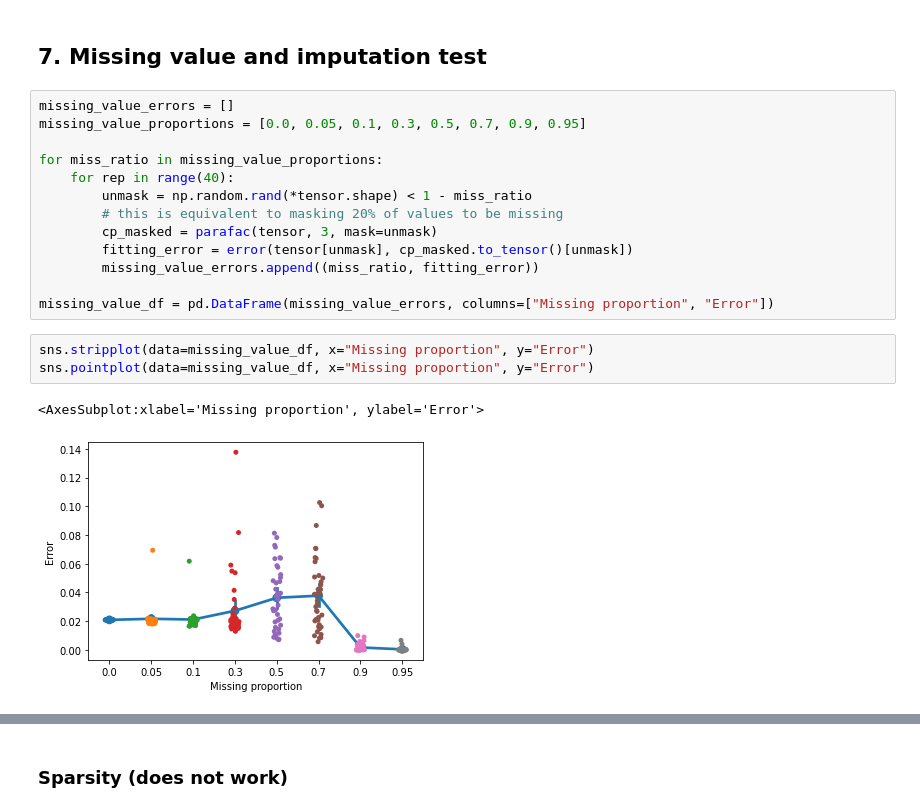
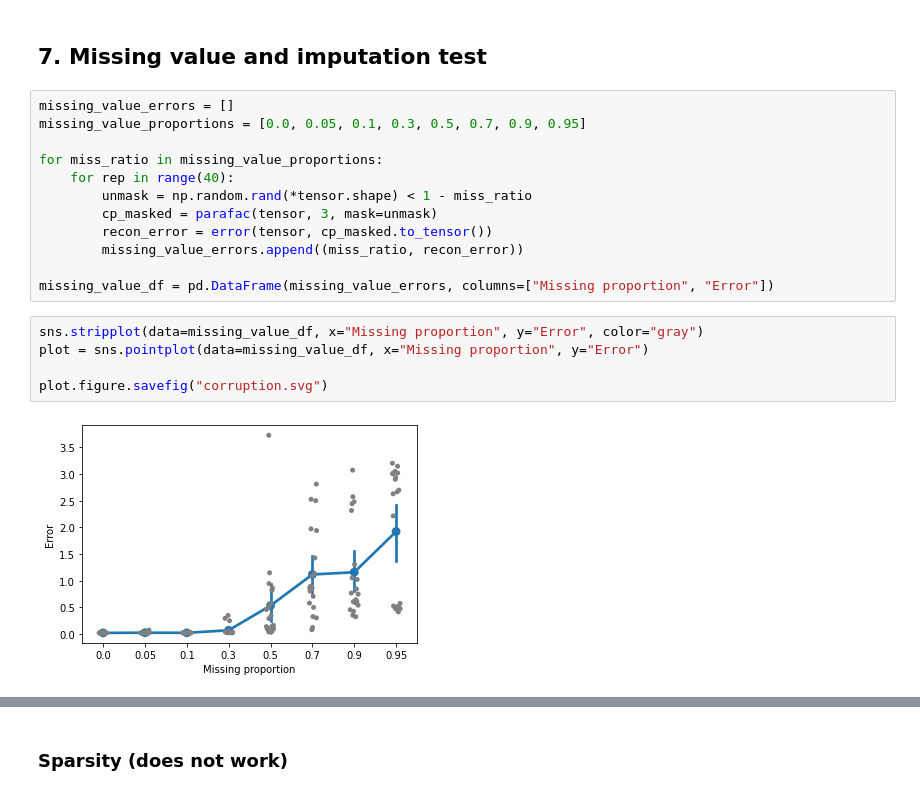
Before and after one commit to meyer-lab/tensor_review, a Jupyter notebook: The structure is the message - preserving experimental context through tensor decomposition.ipynb, the cells around one changed output, grey strips where cells are left out. Drawn from its saved outputs; the diff is of its cells as text.

```diff
--- a/The structure is the message - preserving experimental context through tensor decomposition.ipynb
+++ b/The structure is the message - preserving experimental context through tensor decomposition.ipynb
@@ -367,17 +366,17 @@ missing_value_proportions = [0.0, 0.05, 0.1, 0.3, 0.5, 0.7, 0.9, 0.95]
 for miss_ratio in missing_value_proportions:
     for rep in range(40):
         unmask = np.random.rand(*tensor.shape) < 1 - miss_ratio
-        # this is equivalent to masking 20% of values to be missing
         cp_masked = parafac(tensor, 3, mask=unmask)
-        fitting_error = error(tensor[unmask], cp_masked.to_tensor()[unmask])
-        missing_value_errors.append((miss_ratio, fitting_error))
+        recon_error = error(tensor, cp_masked.to_tensor())
+        missing_value_errors.append((miss_ratio, recon_error))
 
 missing_value_df = pd.DataFrame(missing_value_errors, columns=["Missing proportion", "Error"])
 # %%
-sns.stripplot(data=missing_value_df, x="Missing proportion", y="Error")
-sns.pointplot(data=missing_value_df, x="Missing proportion", y="Error")
+sns.stripplot(data=missing_value_df, x="Missing proportion", y="Error", color="gray")
+plot = sns.pointplot(data=missing_value_df, x="Missing proportion", y="Error")
+
+plot.figure.savefig("corruption.svg")
 # %% [output]
-<AxesSubplot:xlabel='Missing proportion', ylabel='Error'>
-[figure, old version]
+[figure, new version]
 # %%
 imputation_test = []
```
Also changed, not shown: parts of 7 cells of this notebook.
